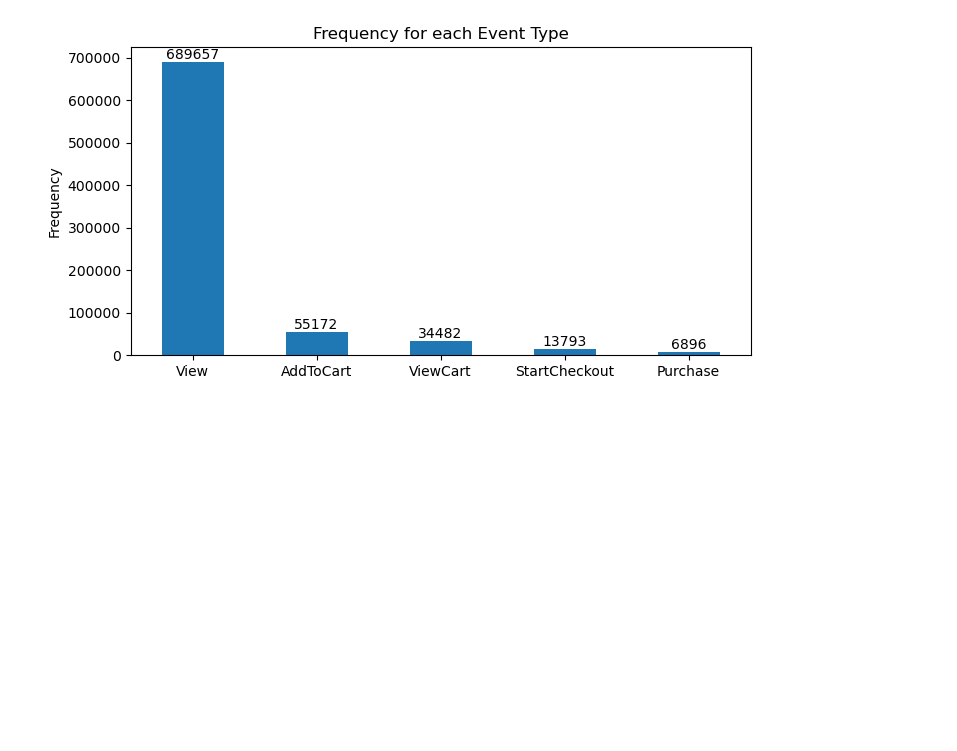
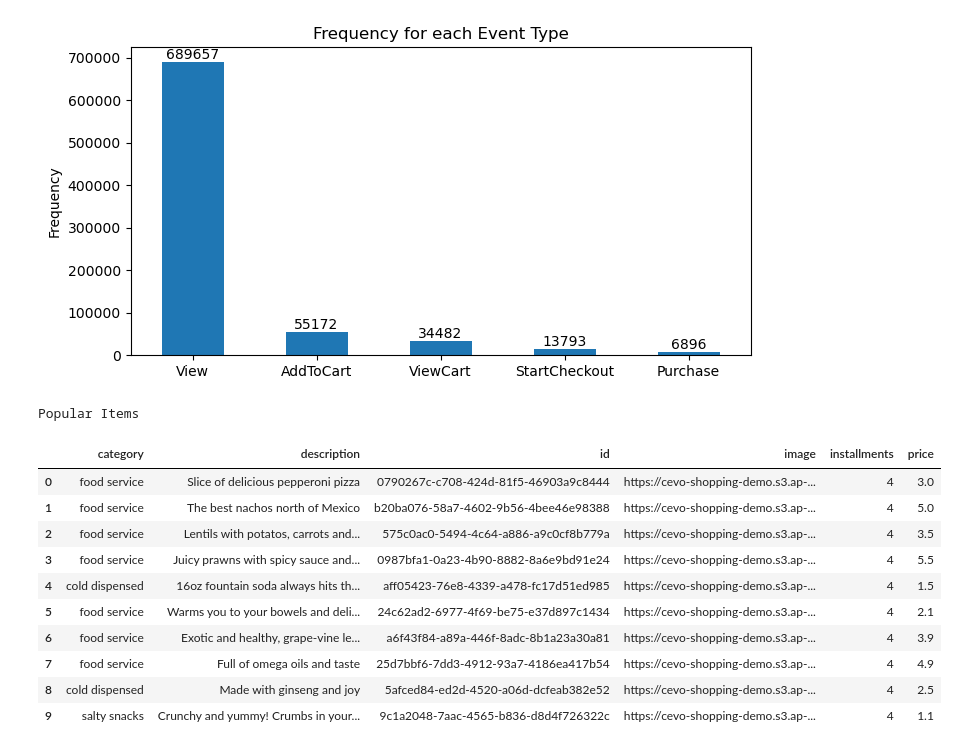
Before and after one commit to cevoaustralia/matrix_factorization_recommender, a Jupyter notebook: fake_data/scratch.ipynb, the cells around one changed output. Cells and saved outputs as stored; diff of their text form; code cells hidden in the pictures; blank space fills up the shorter version.

```diff
--- a/fake_data/scratch.ipynb
+++ b/fake_data/scratch.ipynb
@@ -48,3 +48,26 @@ for bars in ax.containers:
     ax.bar_label(bars)
 # %% [output]
 [figure]
+# %%
+import requests
+url = 'https://58spt4nge9.execute-api.ap-southeast-2.amazonaws.com/Prod/products'
+# %%
+response = requests.get(url)
+json = response.json()
+df = pd.DataFrame(json)
+
+print('Popular Items\n')
+df.head(10)
+# %% [output]
+Popular Items
+|  | category | description | id | image | installments | price |
+| 0 | food service | Slice of delicious pepperoni pizza | 0790267c-c708-424d-81f5-46903a9c8444 | https://cevo-shopping-demo.s3.ap-... | 4 | 3.0 |
+| 1 | food service | The best nachos north of Mexico | b20ba076-58a7-4602-9b56-4bee46e98388 | https://cevo-shopping-demo.s3.ap-... | 4 | 5.0 |
+| 2 | food service | Lentils with potatos, carrots and... | 575c0ac0-5494-4c64-a886-a9c0cf8b779a | https://cevo-shopping-demo.s3.ap-... | 4 | 3.5 |
+| 3 | food service | Juicy prawns with spicy sauce and... | 0987bfa1-0a23-4b90-8882-8a6e9bd91e24 | https://cevo-shopping-demo.s3.ap-... | 4 | 5.5 |
+| 4 | cold dispensed | 16oz fountain soda always hits th... | aff05423-76e8-4339-a478-fc17d51ed985 | https://cevo-shopping-demo.s3.ap-... | 4 | 1.5 |
+| 5 | food service | Warms you to your bowels and deli... | 24c62ad2-6977-4f69-be75-e37d897c1434 | https://cevo-shopping-demo.s3.ap-... | 4 | 2.1 |
+| 6 | food service | Exotic and healthy, grape-vine le... | a6f43f84-a89a-446f-8adc-8b1a23a30a81 | https://cevo-shopping-demo.s3.ap-... | 4 | 3.9 |
+| 7 | food service | Full of omega oils and taste | 25d7bbf6-7dd3-4912-93a7-4186ea417b54 | https://cevo-shopping-demo.s3.ap-... | 4 | 4.9 |
+| 8 | cold dispensed | Made with ginseng and joy | 5afced84-ed2d-4520-a06d-dcfeab382e52 | https://cevo-shopping-demo.s3.ap-... | 4 | 2.5 |
+| 9 | salty snacks | Crunchy and yummy! Crumbs in your... | 9c1a2048-7aac-4565-b836-d8d4f726322c | https://cevo-shopping-demo.s3.ap-... | 4 | 1.1 |
```
Also changed, not shown: parts of 5 cells of this notebook, 5 other files.
